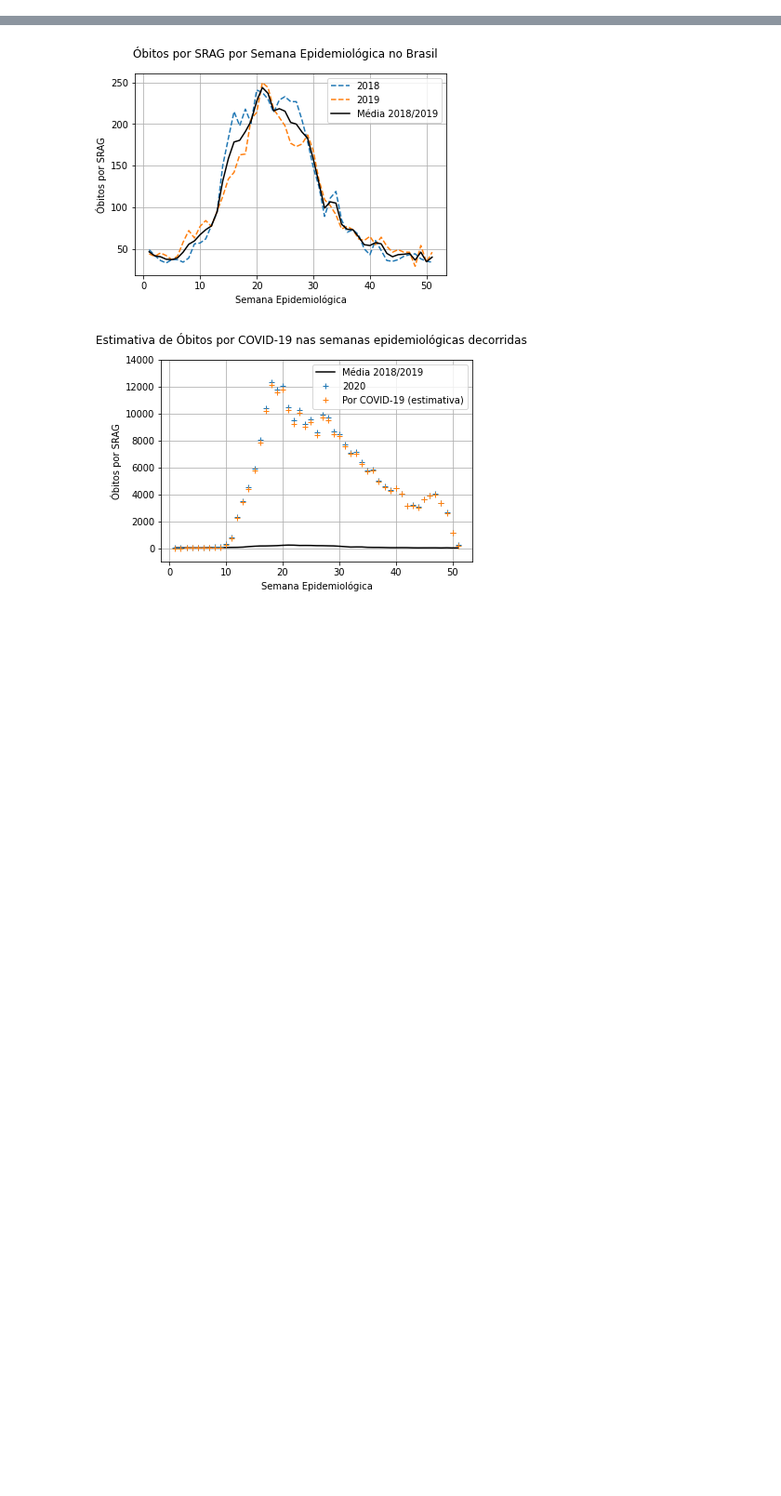
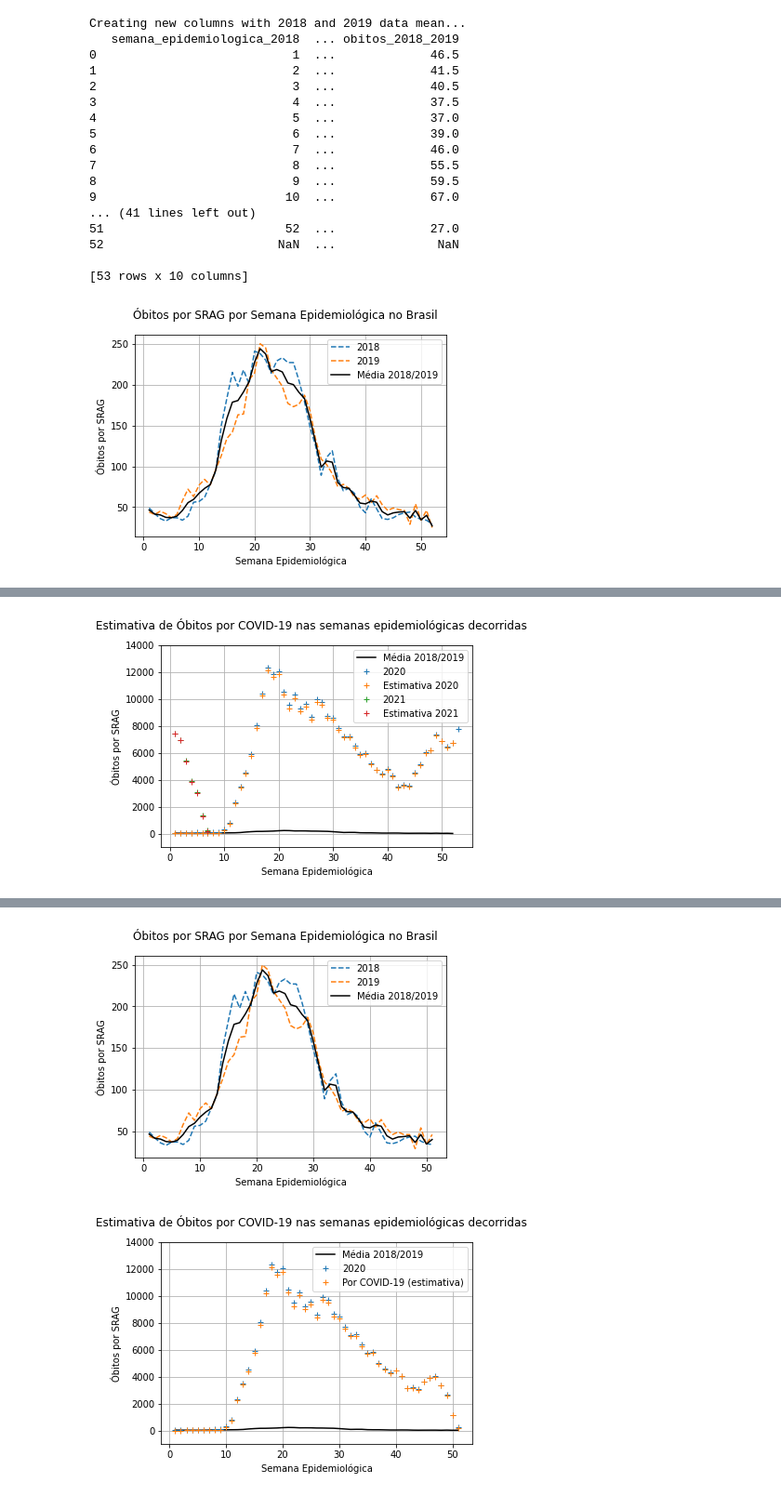
Before and after one commit to Gremling-Machine-Learning-Study-Group/Estimativa-de-mortes-por-COVID-19-subnotificadas-no-Brasil---D051---HACKCOVID-19, a Jupyter notebook: estimativa_obitos_covid_19_new.ipynb, the cells around one changed output, grey strips where cells are left out. Shown at 93% size. Saved outputs shown, nothing was run; the diff lists cells and outputs as text; code cells hidden in the pictures; blank space fills up the shorter version.

```diff
--- a/estimativa_obitos_covid_19_new.ipynb
+++ b/estimativa_obitos_covid_19_new.ipynb
@@ -3,0 +83,73 @@ drive.mount('/content/drive')
+# %%
+#Estimating COVID-19 deaths cases by the SRAG data:
+
+print('Creating new columns with 2018 and 2019 data mean...')
+srag_deaths_data['semana_epidemiologica_mean']=srag_deaths_data['semana_epidemiologica_2018']
+srag_deaths_data['obitos_2018_2019']=(srag_deaths_data['obitos_2018'].astype(float)+srag_deaths_data['obitos_2019'].astype(float))/2.0
+print(srag_deaths_data)
+
+plt.plot(srag_deaths_data['semana_epidemiologica_2018'], srag_deaths_data['obitos_2018'], '--')
+plt.plot(srag_deaths_data['semana_epidemiologica_2019'], srag_deaths_data['obitos_2019'], '--')
+plt.plot(srag_deaths_data['semana_epidemiologica_mean'], srag_deaths_data['obitos_2018_2019'], 'k')
+
+plt.grid(True)
+
+plt.legend(['2018', '2019', 'Média 2018/2019'], loc=1)
+plt.ylabel('Óbitos por SRAG')
+plt.xlabel('Semana Epidemiológica')
+plt.suptitle('Óbitos por SRAG por Semana Epidemiológica no Brasil')
+
+plt.show()
+
+print('Replacing NaN with 0\'s...')
+srag_deaths_data.replace(np.nan , 0, inplace=True)
+print(srag_deaths_data)
+
+print('Creating new columns with COVID-19 deaths estimative...')
+srag_deaths_data['semana_epidemiologica_estimativa_2020']=srag_deaths_data['semana_epidemiologica_2018']
+srag_deaths_data['obitos_estimativa_2020']=srag_deaths_data['obitos_2020'].astype(float)-srag_deaths_data['obitos_2018_2019'].astype(float)
+srag_deaths_data['semana_epidemiologica_estimativa_2021']=srag_deaths_data['semana_epidemiologica_2018']
+srag_deaths_data['obitos_estimativa_2021']=srag_deaths_data['obitos_2021'].astype(float)-srag_deaths_data['obitos_2018_2019'].astype(float)
+print(srag_deaths_data)
+
+print('Replacing 0\'s with NaN...')
+srag_deaths_data = srag_deaths_data.astype(float)
+srag_deaths_data[srag_deaths_data < 0] = 0
+srag_deaths_data.replace(0, np.nan, inplace=True)
+print(srag_deaths_data)
+
+print('Plotting estimatives...')
+plt.plot(srag_deaths_data['semana_epidemiologica_mean'], srag_deaths_data['obitos_2018_2019'], 'k')
+plt.plot(srag_deaths_data['semana_epidemiologica_2020'], srag_deaths_data['obitos_2020'], '+')
+plt.plot(srag_deaths_data['semana_epidemiologica_estimativa_2020'], srag_deaths_data['obitos_estimativa_2020'], '+')
+plt.plot(srag_deaths_data['semana_epidemiologica_2021'], srag_deaths_data['obitos_2021'], '+')
+plt.plot(srag_deaths_data['semana_epidemiologica_estimativa_2021'], srag_deaths_data['obitos_estimativa_2021'], '+')
+
+plt.grid(True)
+plt.ylim(-1000, 14000)
+
+plt.legend(['Média 2018/2019', '2020', 'Estimativa 2020', '2021', 'Estimativa 2021'], loc=1)
+plt.ylabel('Óbitos por SRAG')
+plt.xlabel('Semana Epidemiológica')
+plt.suptitle('Estimativa de Óbitos por COVID-19 nas semanas epidemiológicas decorridas')
+
+plt.show()
+# %% [output]
+Creating new columns with 2018 and 2019 data mean...
+   semana_epidemiologica_2018  ... obitos_2018_2019
+0                           1  ...             46.5
+1                           2  ...             41.5
+2                           3  ...             40.5
+3                           4  ...             37.5
+4                           5  ...             37.0
+5                           6  ...             39.0
+6                           7  ...             46.0
+7                           8  ...             55.5
+8                           9  ...             59.5
+9                          10  ...             67.0
+... (41 lines left out)
+51                         52  ...             27.0
+52                        NaN  ...              NaN
+
+[53 rows x 10 columns]
+[figure, added]
@@ -3,0 +173 @@ drive.mount('/content/drive')
+[figure, added]
```
Also changed, not shown: parts of 11 cells of this notebook.
